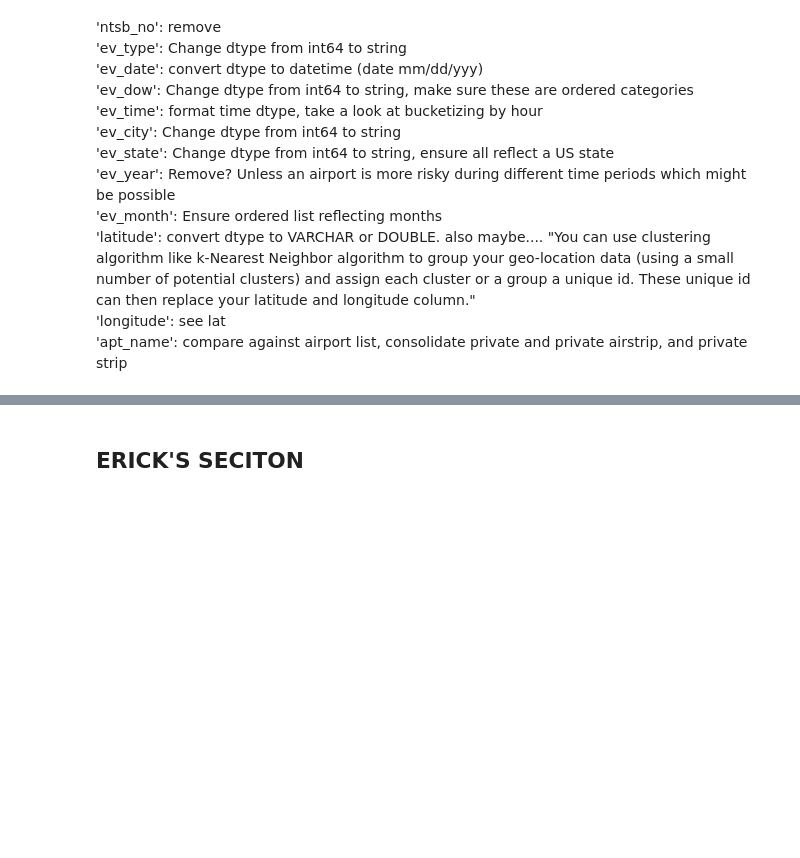
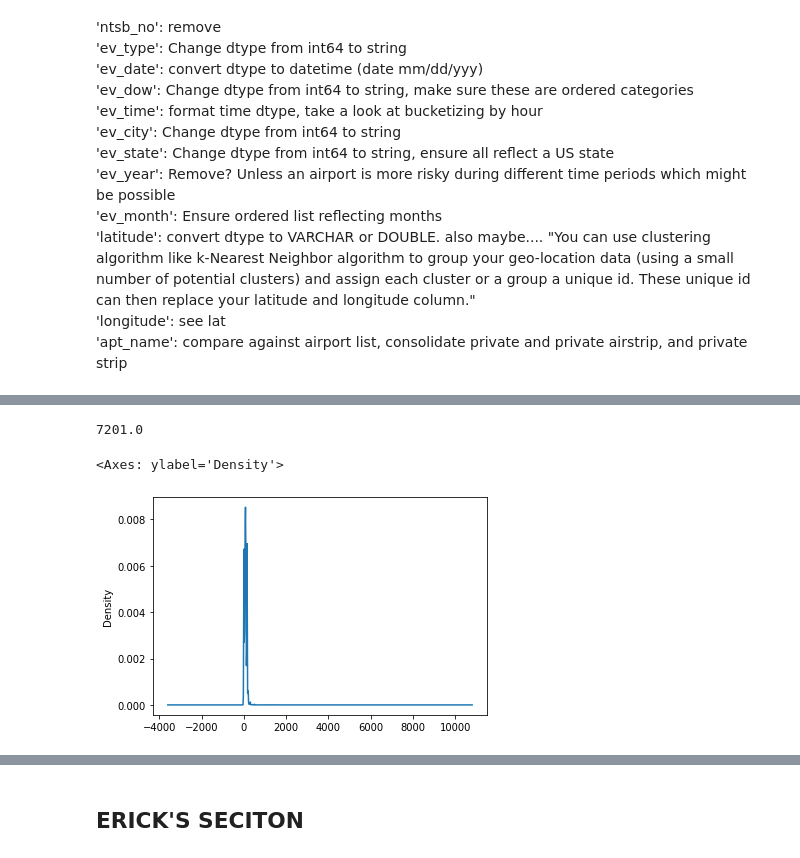
Before and after one commit to kd365/faafall22, a Jupyter notebook: cleaning.ipynb, the cells around one changed output, grey strips where cells are left out. Cells and saved outputs as stored; diff of their text form; code cells hidden in the pictures; blank space fills up the shorter version.

```diff
--- a/cleaning.ipynb
+++ b/cleaning.ipynb
@@ -537,0 +615,7 @@ Plans for columns: <br>
+# %%
+# binning values in 'rwy_len' column, wondering the best way to bin since we have values from 0- 69000, but most are between 0-20000
+
+bins = [0, 1000, 2000, 3000, 4000, 5000, 6000, 7000, 8000, 9000, 10000, 11000, 12000, 13000, 14000, 15000, 16000, 17000, 18000, 19000, 20000, 100000]
+labels =[1,2,3,4,5,6,7,8,9,10,11,12,13,14,15,16,17,18,19,20,21]
+ntsb_1['rwy_len'] = pd.cut(ntsb_1['rwy_len'], bins,labels=labels)
+col_metrics(ntsb_1, col='rwy_len')
@@ -537,0 +675,9 @@ Plans for columns: <br>
+# %%
+ntsb_1['rwy_width'].max()
+# %% [output]
+7201.0
+# %%
+ntsb_1['rwy_width'].plot(kind='kde')
+# %% [output]
+<Axes: ylabel='Density'>
+[figure, added]
```
Also changed, not shown: parts of 32 cells of this notebook.
